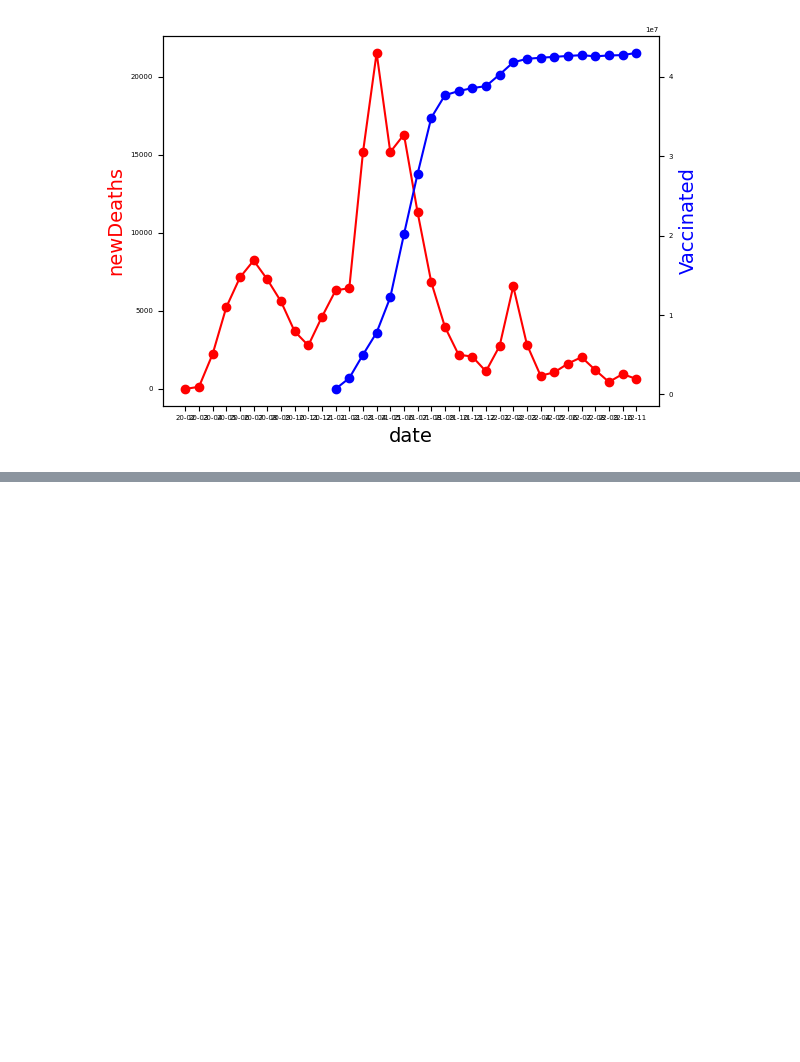
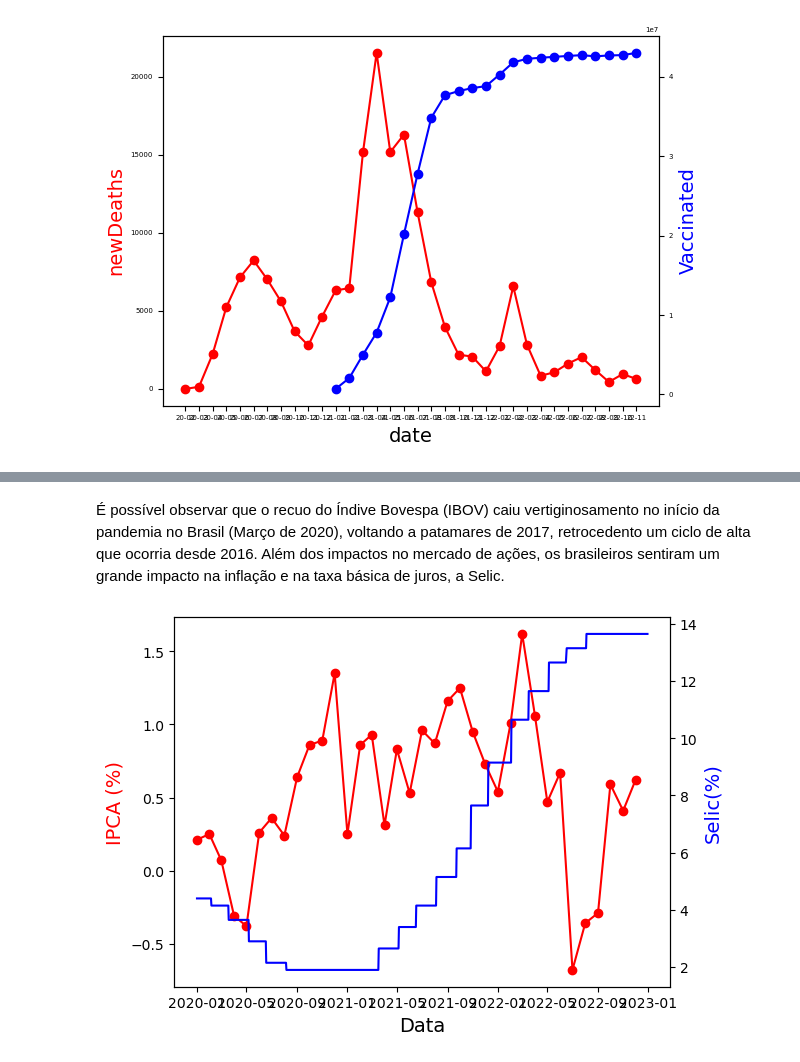
Before and after one commit to MatRicci1/covid-analysis, a Jupyter notebook: covid_gp4.ipynb, the cells around one changed output, grey strips where cells are left out. Saved outputs shown, nothing was run; the diff lists cells and outputs as text; code cells hidden in the pictures; blank space fills up the shorter version.

Commit message:
Changed to add economy data

```diff
--- a/covid_gp4.ipynb
+++ b/covid_gp4.ipynb
@@ -211,0 +283,44 @@ plt.show()
+# %% [markdown]
+É possível observar que o recuo do Índive Bovespa (IBOV) caiu vertiginosamento no início da pandemia no Brasil (Março de 2020), voltando a patamares de 2017, retrocedento um ciclo de alta que ocorria desde 2016.
+Além dos impactos no mercado de ações, os brasileiros sentiram um grande impacto na inflação e na taxa básica de juros, a Selic.
+# %%
+# Lets define a function to import data from their database
+def consulta_bc(codigo_bcb):
+  url = 'http://api.bcb.gov.br/dados/serie/bcdata.sgs.{}/dados?formato=json'.format(codigo_bcb)
+  df = pd.read_json(url)
+  df['data'] = pd.to_datetime(df['data'], dayfirst=True)
+  df.set_index('data', inplace=True)
+  return df
+
+ipca  = consulta_bc(433)
+selic = consulta_bc(1178)
+
+ipca  = ipca.loc['2019-01-01':'2022-12-31']
+selic = selic.loc['2019-01-01':'2022-12-31']
+# %%
+# Create figure and axis objects with subplots()
+fig,ax = plt.subplots()
+# Make a plot
+ax.plot(ipca.index,
+        ipca["valor"],
+        color="red",
+        marker = "o"
+       )
+# set x-axis label
+ax.set_xlabel("Data", fontsize = 14)
+# set y-axis label
+ax.set_ylabel("IPCA (%)",
+              color="red",
+              fontsize=14)
+
+# twin object for two different y-axis on the sample plot
+ax2=ax.twinx()
+# make a plot with different y-axis using second axis object
+ax2.plot(selic.index,
+         selic["valor"],
+         color="blue",
+        )
+ax2.set_ylabel("Selic(%)",color="blue",fontsize=14)
+plt.show()
+# %% [output]
+[figure, added]
```
Also changed, not shown: parts of 7 cells of this notebook, 1 other file.
